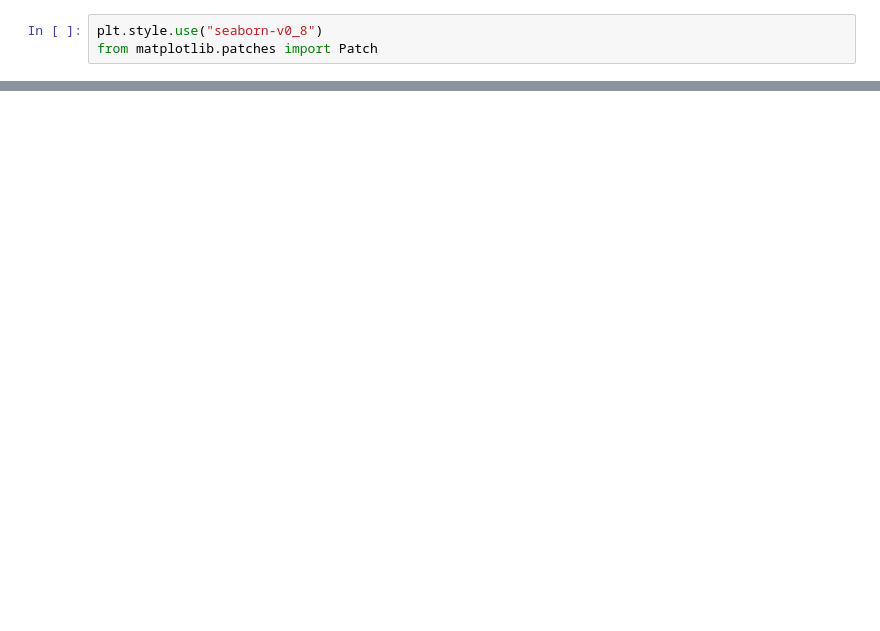
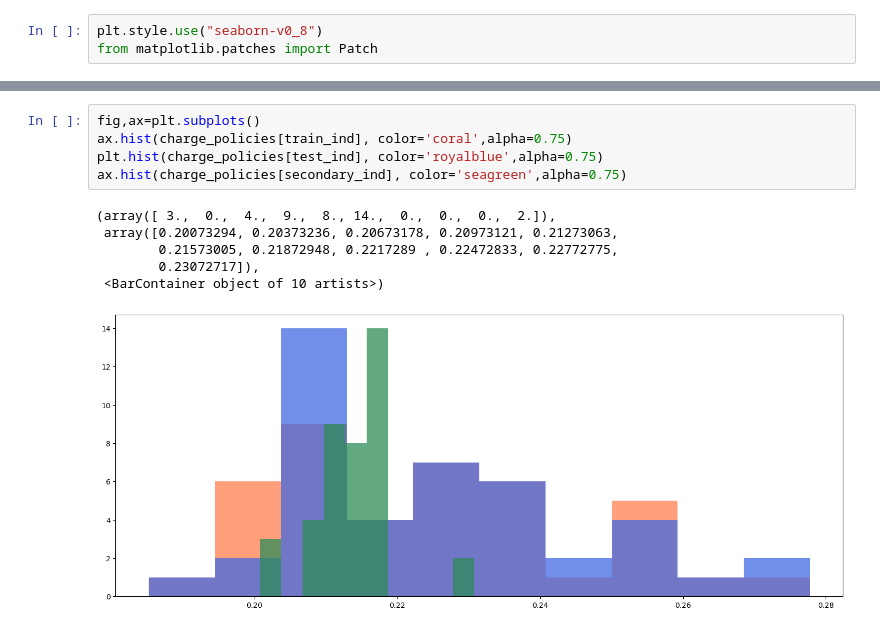
Before and after one commit to nathan99sun/HybridPred, a Jupyter notebook: source/AutoEncoders_DimensionReduction.ipynb, the cells around one changed output, grey strips where cells are left out. Drawn from its saved outputs; the diff is of its cells as text; blank space fills up the shorter version.

```diff
--- a/source/AutoEncoders_DimensionReduction.ipynb
+++ b/source/AutoEncoders_DimensionReduction.ipynb
@@ -283,0 +282,12 @@ ax.legend(handles=legend_elements)
+# %%
+fig,ax=plt.subplots()
+ax.hist(charge_policies[train_ind], color='coral',alpha=0.75)
+plt.hist(charge_policies[test_ind], color='royalblue',alpha=0.75)
+ax.hist(charge_policies[secondary_ind], color='seagreen',alpha=0.75)
+# %% [output]
+(array([ 3.,  0.,  4.,  9.,  8., 14.,  0.,  0.,  0.,  2.]),
+ array([0.20073294, 0.20373236, 0.20673178, 0.20973121, 0.21273063,
+        0.21573005, 0.21872948, 0.2217289 , 0.22472833, 0.22772775,
+        0.23072717]),
+ <BarContainer object of 10 artists>)
+[figure, added]
```
Also changed, not shown: parts of 12 cells of this notebook, 3 other files.
